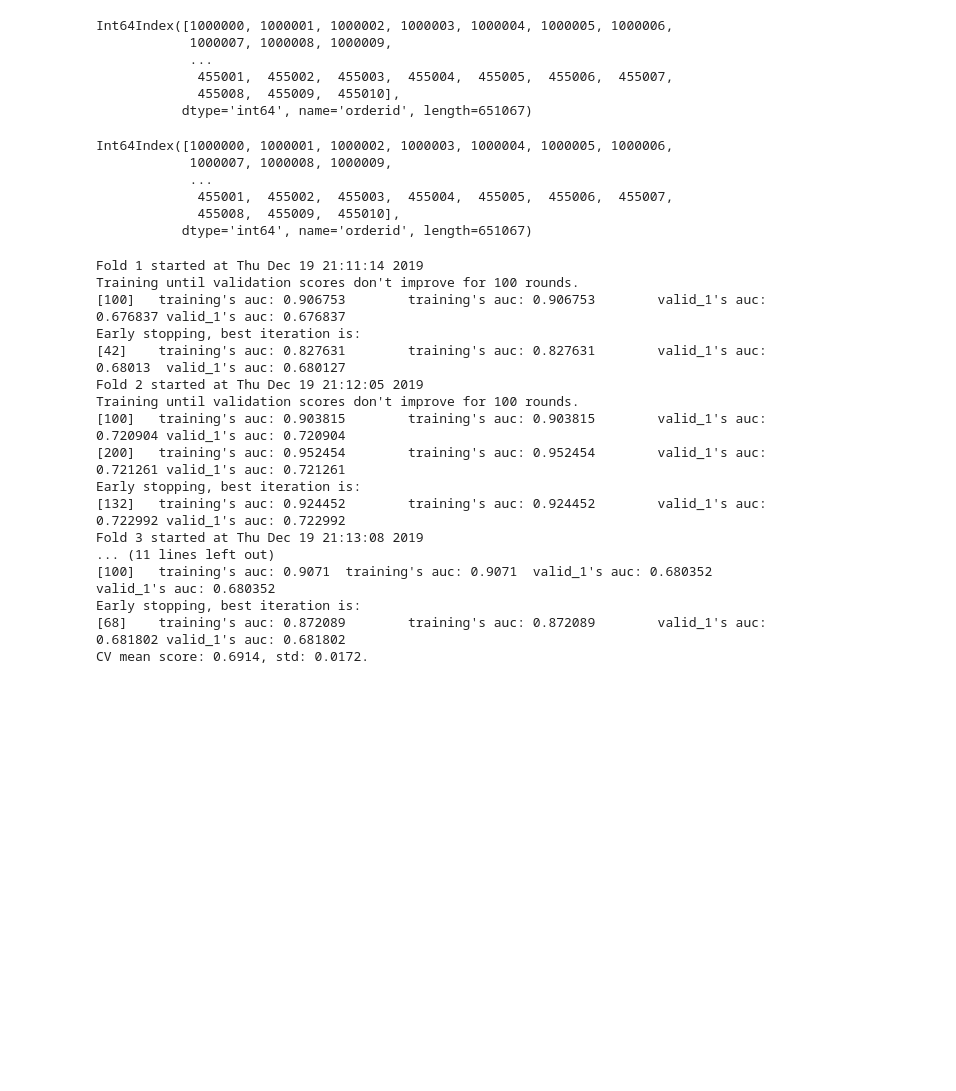
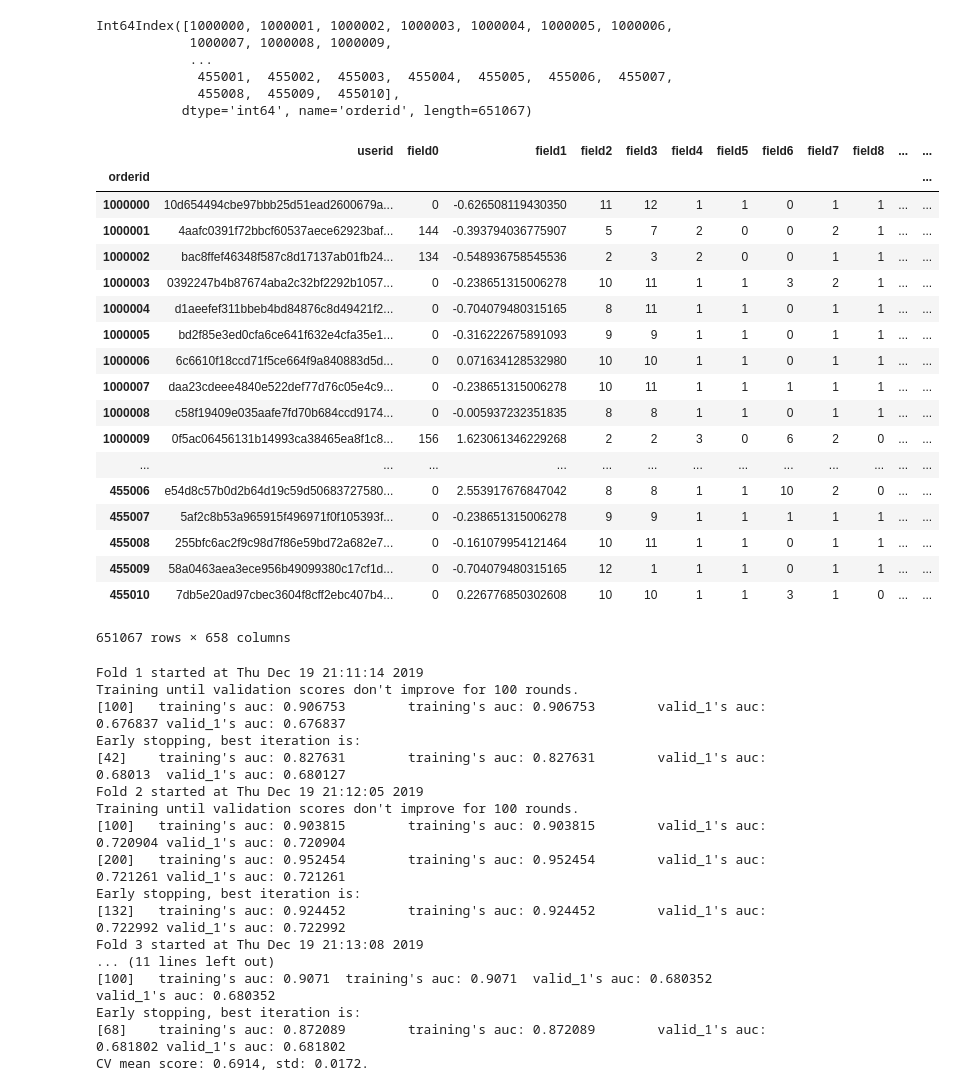
Before and after one commit to annabaydina/12trip, a Jupyter notebook: XX_apply_rfe.ipynb, the cells around one changed output. Drawn from its saved outputs; the diff is of its cells as text; code cells hidden in the pictures; blank space fills up the shorter version.

```diff
--- a/XX_apply_rfe.ipynb
+++ b/XX_apply_rfe.ipynb
@@ -17,11 +17,24 @@ Int64Index([1000000, 1000001, 1000002, 1000003, 1000004, 1000005, 1000006,
              455008,  455009,  455010],
            dtype='int64', name='orderid', length=651067)
 # %%
-data.index
+data
 # %% [output]
+|  | userid | field0 | field1 | field2 | field3 | field4 | field5 | field6 | field7 | field8 | ... | ... |
+| orderid |  |  |  |  |  |  |  |  |  |  |  | ... |
+| 1000000 | 10d654494cbe97bbb25d51ead2600679a... | 0 | -0.626508119430350 | 11 | 12 | 1 | 1 | 0 | 1 | 1 | ... | ... |
+| 1000001 | 4aafc0391f72bbcf60537aece62923baf... | 144 | -0.393794036775907 | 5 | 7 | 2 | 0 | 0 | 2 | 1 | ... | ... |
+| 1000002 | bac8ffef46348f587c8d17137ab01fb24... | 134 | -0.548936758545536 | 2 | 3 | 2 | 0 | 0 | 1 | 1 | ... | ... |
+| 1000003 | 0392247b4b87674aba2c32bf2292b1057... | 0 | -0.238651315006278 | 10 | 11 | 1 | 1 | 3 | 2 | 1 | ... | ... |
+| 1000004 | d1aeefef311bbeb4bd84876c8d49421f2... | 0 | -0.704079480315165 | 8 | 11 | 1 | 1 | 0 | 1 | 1 | ... | ... |
+| 1000005 | bd2f85e3ed0cfa6ce641f632e4cfa35e1... | 0 | -0.316222675891093 | 9 | 9 | 1 | 1 | 0 | 1 | 1 | ... | ... |
+| 1000006 | 6c6610f18ccd71f5ce664f9a840883d5d... | 0 | 0.071634128532980 | 10 | 10 | 1 | 1 | 0 | 1 | 1 | ... | ... |
+| 1000007 | daa23cdeee4840e522def77d76c05e4c9... | 0 | -0.238651315006278 | 10 | 11 | 1 | 1 | 1 | 1 | 1 | ... | ... |
+| 1000008 | c58f19409e035aafe7fd70b684ccd9174... | 0 | -0.005937232351835 | 8 | 8 | 1 | 1 | 0 | 1 | 1 | ... | ... |
+| 1000009 | 0f5ac06456131b14993ca38465ea8f1c8... | 156 | 1.623061346229268 | 2 | 2 | 3 | 0 | 6 | 2 | 0 | ... | ... |
+| ... | ... | ... | ... | ... | ... | ... | ... | ... | ... | ... | ... | ... |
+| 455006 | e54d8c57b0d2b64d19c59d50683727580... | 0 | 2.553917676847042 | 8 | 8 | 1 | 1 | 10 | 2 | 0 | ... | ... |
+| 455007 | 5af2c8b53a965915f496971f0f105393f... | 0 | -0.238651315006278 | 9 | 9 | 1 | 1 | 1 | 1 | 1 | ... | ... |
+| 455008 | 255bfc6ac2f9c98d7f86e59bd72a682e7... | 0 | -0.161079954121464 | 10 | 11 | 1 | 1 | 0 | 1 | 1 | ... | ... |
+| 455009 | 58a0463aea3ece956b49099380c17cf1d... | 0 | -0.704079480315165 | 12 | 1 | 1 | 1 | 0 | 1 | 1 | ... | ... |
+| 455010 | 7db5e20ad97cbec3604f8cff2ebc407b4... | 0 | 0.226776850302608 | 10 | 10 | 1 | 1 | 3 | 1 | 0 | ... | ... |
-Int64Index([1000000, 1000001, 1000002, 1000003, 1000004, 1000005, 1000006,
-            1000007, 1000008, 1000009,
-            ...
-             455001,  455002,  455003,  455004,  455005,  455006,  455007,
-             455008,  455009,  455010],
-           dtype='int64', name='orderid', length=651067)
+651067 rows × 658 columns
```
Also changed, not shown: parts of 1 cell of this notebook, 1 other file.
